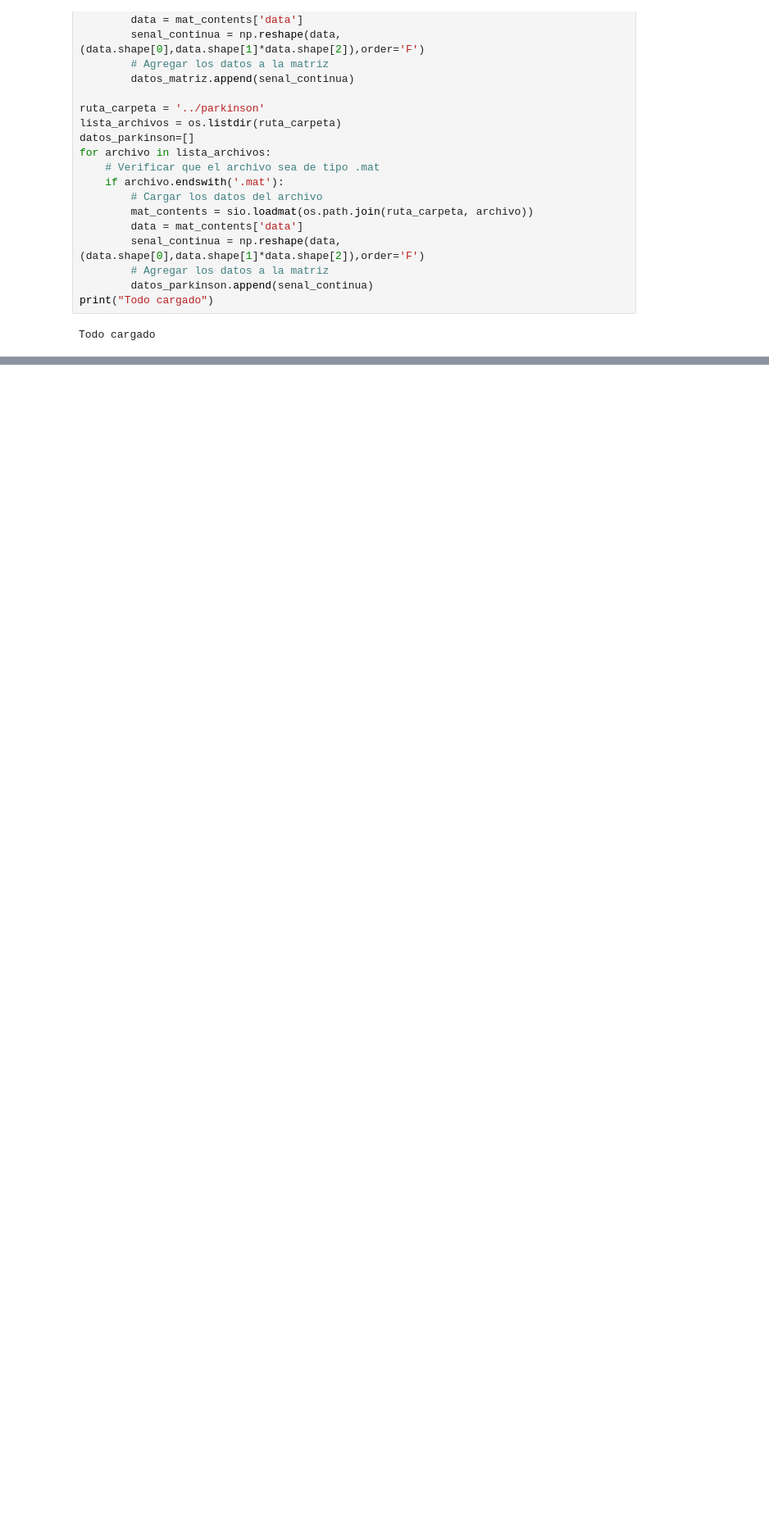
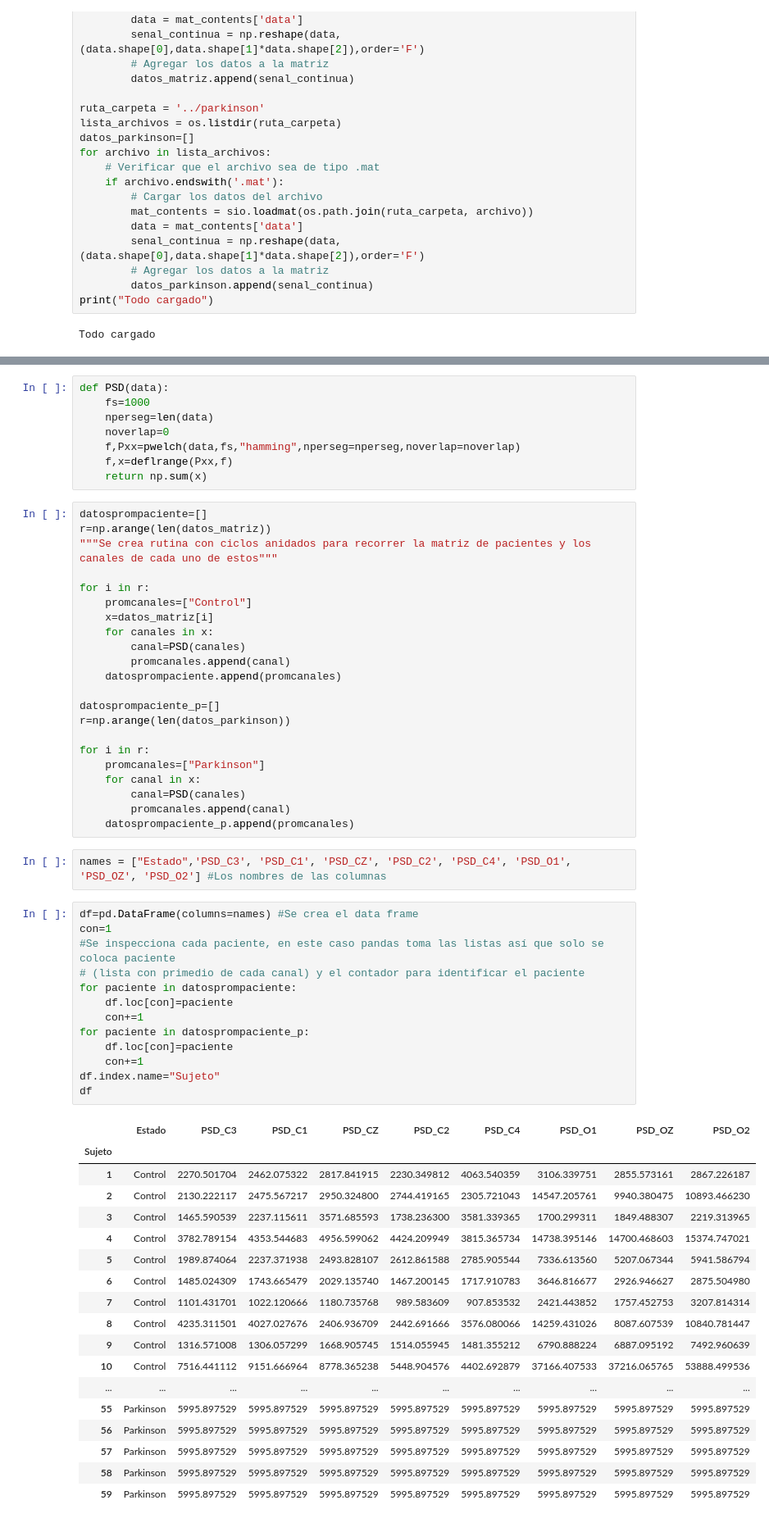
Before and after one commit to Astolfo2332/Parkinson_difference, a Jupyter notebook: Proyecto 2/Proyecto_2.ipynb, the cells around one changed output, grey strips where cells are left out. Shown: that part at 82% size. Drawn from its saved outputs; the diff is of its cells as text; blank space fills up the shorter version.

```diff
--- a/Proyecto 2/Proyecto_2.ipynb
+++ b/Proyecto 2/Proyecto_2.ipynb
@@ -55,0 +98,64 @@ Todo cargado
+# %%
+def PSD(data):
+    fs=1000
+    nperseg=len(data)
+    noverlap=0
+    f,Pxx=pwelch(data,fs,"hamming",nperseg=nperseg,noverlap=noverlap)
+    f,x=deflrange(Pxx,f)
+    return np.sum(x)
+# %%
+datosprompaciente=[]
+r=np.arange(len(datos_matriz))
+"""Se crea rutina con ciclos anidados para recorrer la matriz de pacientes y los canales de cada uno de estos"""
+
+for i in r:
+    promcanales=["Control"]
+    x=datos_matriz[i]
+    for canales in x:
+        canal=PSD(canales)
+        promcanales.append(canal)
+    datosprompaciente.append(promcanales)
+
+datosprompaciente_p=[]
+r=np.arange(len(datos_parkinson))
+
+for i in r:
+    promcanales=["Parkinson"]
+    for canal in x:
+        canal=PSD(canales)
+        promcanales.append(canal)
+    datosprompaciente_p.append(promcanales)
+# %%
+names = ["Estado",'PSD_C3', 'PSD_C1', 'PSD_CZ', 'PSD_C2', 'PSD_C4', 'PSD_O1', 'PSD_OZ', 'PSD_O2'] #Los nombres de las columnas
+# %%
+df=pd.DataFrame(columns=names) #Se crea el data frame
+con=1
+#Se inspecciona cada paciente, en este caso pandas toma las listas así que solo se coloca paciente
+# (lista con primedio de cada canal) y el contador para identificar el paciente
+for paciente in datosprompaciente:
+    df.loc[con]=paciente
+    con+=1
+for paciente in datosprompaciente_p:
+    df.loc[con]=paciente
+    con+=1
+df.index.name="Sujeto"
+df
+# %% [output]
+|  | Estado | PSD_C3 | PSD_C1 | PSD_CZ | PSD_C2 | PSD_C4 | PSD_O1 | PSD_OZ | PSD_O2 |
+| Sujeto |  |  |  |  |  |  |  |  |  |
+| 1 | Control | 2270.501704 | 2462.075322 | 2817.841915 | 2230.349812 | 4063.540359 | 3106.339751 | 2855.573161 | 2867.226187 |
+| 2 | Control | 2130.222117 | 2475.567217 | 2950.324800 | 2744.419165 | 2305.721043 | 14547.205761 | 9940.380475 | 10893.466230 |
+| 3 | Control | 1465.590539 | 2237.115611 | 3571.685593 | 1738.236300 | 3581.339365 | 1700.299311 | 1849.488307 | 2219.313965 |
+| 4 | Control | 3782.789154 | 4353.544683 | 4956.599062 | 4424.209949 | 3815.365734 | 14738.395146 | 14700.468603 | 15374.747021 |
+| 5 | Control | 1989.874064 | 2237.371938 | 2493.828107 | 2612.861588 | 2785.905544 | 7336.613560 | 5207.067344 | 5941.586794 |
+| 6 | Control | 1485.024309 | 1743.665479 | 2029.135740 | 1467.200145 | 1717.910783 | 3646.816677 | 2926.946627 | 2875.504980 |
+| 7 | Control | 1101.431701 | 1022.120666 | 1180.735768 | 989.583609 | 907.853532 | 2421.443852 | 1757.452753 | 3207.814314 |
+| 8 | Control | 4235.311501 | 4027.027676 | 2406.936709 | 2442.691666 | 3576.080066 | 14259.431026 | 8087.607539 | 10840.781447 |
+| 9 | Control | 1316.571008 | 1306.057299 | 1668.905745 | 1514.055945 | 1481.355212 | 6790.888224 | 6887.095192 | 7492.960639 |
+| 10 | Control | 7516.441112 | 9151.666964 | 8778.365238 | 5448.904576 | 4402.692879 | 37166.407533 | 37216.065765 | 53888.499536 |
+| ... | ... | ... | ... | ... | ... | ... | ... | ... | ... |
+| 55 | Parkinson | 5995.897529 | 5995.897529 | 5995.897529 | 5995.897529 | 5995.897529 | 5995.897529 | 5995.897529 | 5995.897529 |
+| 56 | Parkinson | 5995.897529 | 5995.897529 | 5995.897529 | 5995.897529 | 5995.897529 | 5995.897529 | 5995.897529 | 5995.897529 |
+| 57 | Parkinson | 5995.897529 | 5995.897529 | 5995.897529 | 5995.897529 | 5995.897529 | 5995.897529 | 5995.897529 | 5995.897529 |
+| 58 | Parkinson | 5995.897529 | 5995.897529 | 5995.897529 | 5995.897529 | 5995.897529 | 5995.897529 | 5995.897529 | 5995.897529 |
+| 59 | Parkinson | 5995.897529 | 5995.897529 | 5995.897529 | 5995.897529 | 5995.897529 | 5995.897529 | 5995.897529 | 5995.897529 |
```
Also changed, not shown: parts of 9 cells of this notebook, 1 other file.
